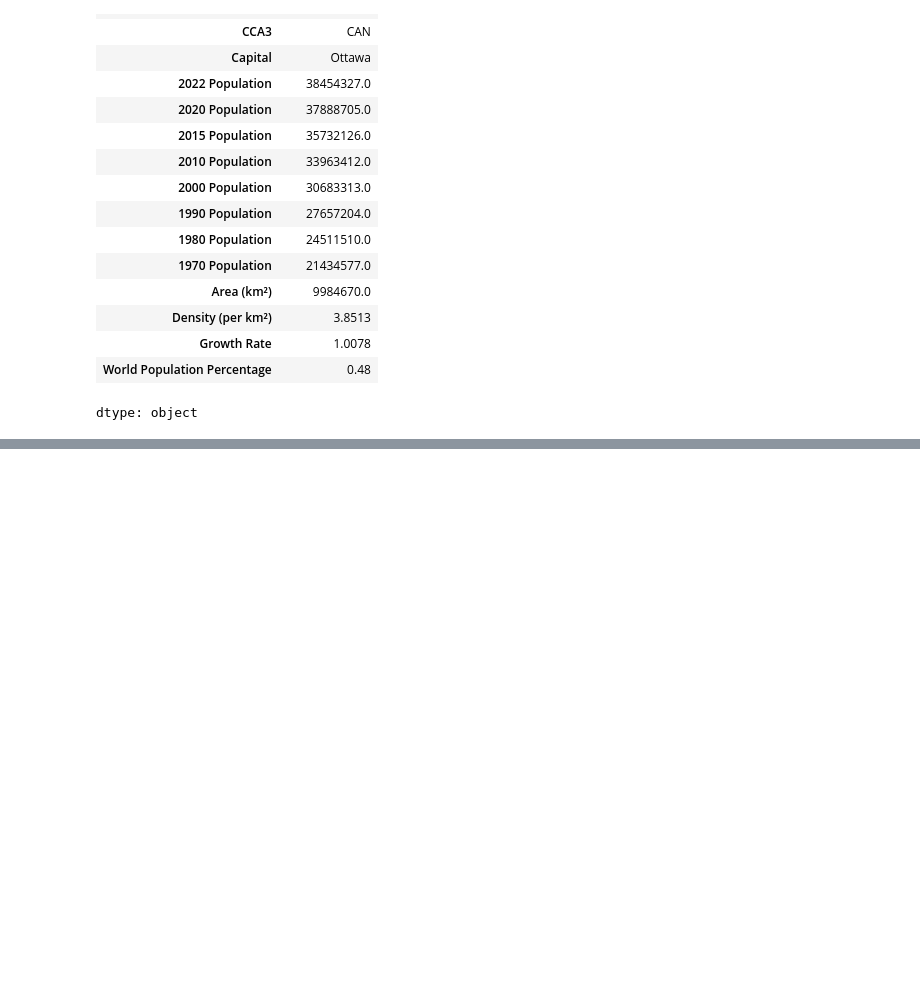
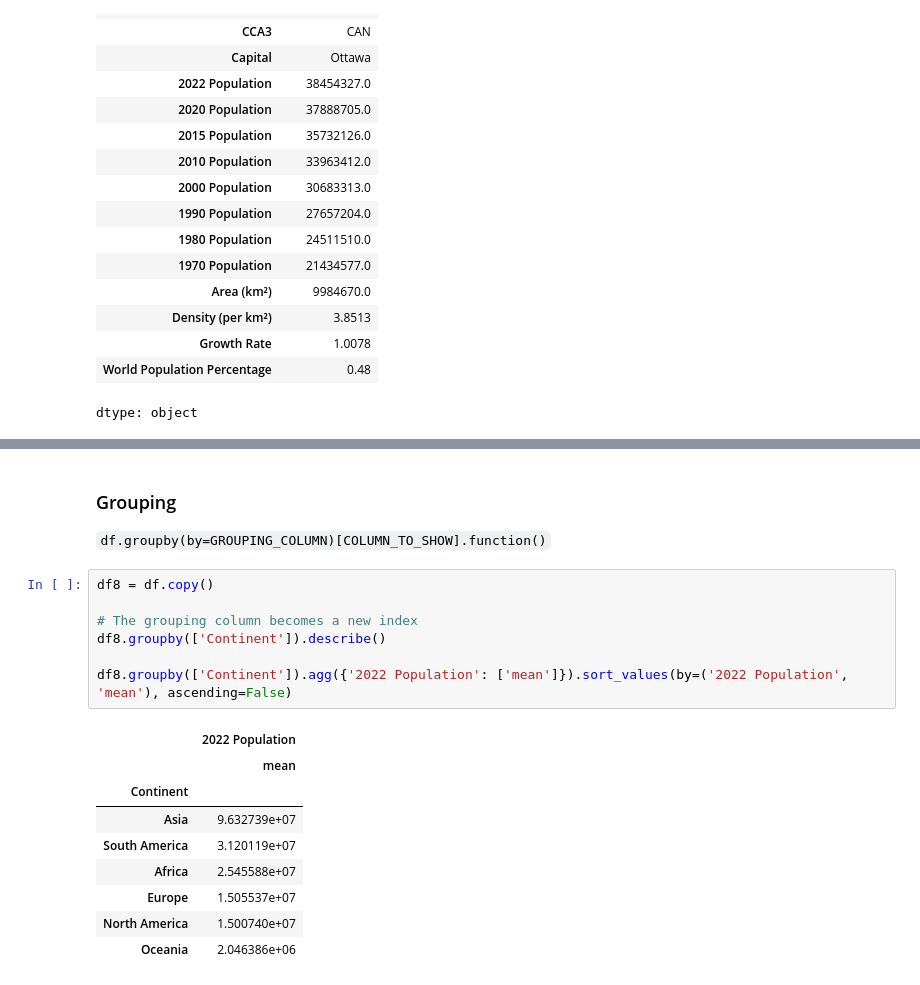
Before and after one commit to sangjunlim-dev/ml-practicals, a Jupyter notebook: pandas_essentials.ipynb, the cells around one changed output, grey strips where cells are left out. Saved outputs shown, nothing was run; the diff lists cells and outputs as text; blank space fills up the shorter version.

````diff
--- a/pandas_essentials.ipynb
+++ b/pandas_essentials.ipynb
@@ -176,0 +239,20 @@ dtype: object
+# %% [markdown]
+### Grouping
+```df.groupby(by=GROUPING_COLUMN)[COLUMN_TO_SHOW].function()```
+# %%
+df8 = df.copy()
+
+# The grouping column becomes a new index
+df8.groupby(['Continent']).describe()
+
+df8.groupby(['Continent']).agg({'2022 Population': ['mean']}).sort_values(by=('2022 Population', 'mean'), ascending=False)
+# %% [output]
+|  | 2022 Population |
+|  | mean |
+| Continent |  |
+| Asia | 9.632739e+07 |
+| South America | 3.120119e+07 |
+| Africa | 2.545588e+07 |
+| Europe | 1.505537e+07 |
+| North America | 1.500740e+07 |
+| Oceania | 2.046386e+06 |
````
Also changed, not shown: parts of 9 cells of this notebook.
